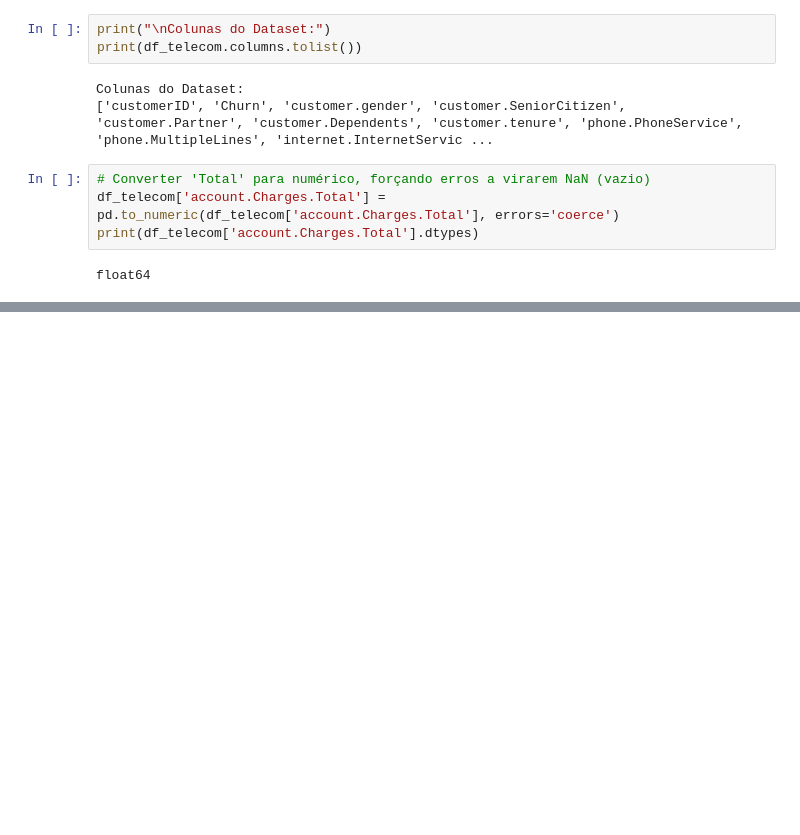
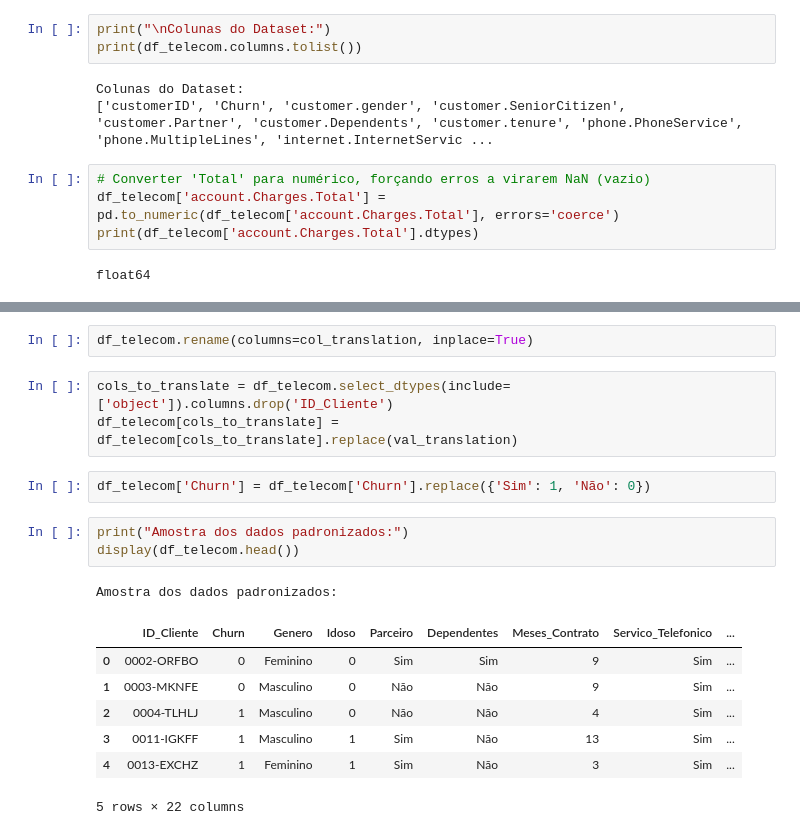
Before and after one commit to neigit485/Challeng-_TelecomX_BR_Evasao_Clientes, a Jupyter notebook: Challeng_TelecomX_BR_ETL.ipynb, the cells around one changed output, grey strips where cells are left out. Cells and saved outputs as stored; diff of their text form; blank space fills up the shorter version.

```diff
--- a/Challeng_TelecomX_BR_ETL.ipynb
+++ b/Challeng_TelecomX_BR_ETL.ipynb
@@ -69,0 +224,19 @@ float64
+# %%
+df_telecom.rename(columns=col_translation, inplace=True)
+# %%
+cols_to_translate = df_telecom.select_dtypes(include=['object']).columns.drop('ID_Cliente')
+df_telecom[cols_to_translate] = df_telecom[cols_to_translate].replace(val_translation)
+# %%
+df_telecom['Churn'] = df_telecom['Churn'].replace({'Sim': 1, 'Não': 0})
+# %%
+print("Amostra dos dados padronizados:")
+display(df_telecom.head())
+# %% [output]
+Amostra dos dados padronizados:
+|  | ID_Cliente | Churn | Genero | Idoso | Parceiro | Dependentes | Meses_Contrato | Servico_Telefonico | ... |
+| 0 | 0002-ORFBO | 0 | Feminino | 0 | Sim | Sim | 9 | Sim | ... |
+| 1 | 0003-MKNFE | 0 | Masculino | 0 | Não | Não | 9 | Sim | ... |
+| 2 | 0004-TLHLJ | 1 | Masculino | 0 | Não | Não | 4 | Sim | ... |
+| 3 | 0011-IGKFF | 1 | Masculino | 1 | Sim | Não | 13 | Sim | ... |
+| 4 | 0013-EXCHZ | 1 | Feminino | 1 | Sim | Não | 3 | Sim | ... |
+5 rows × 22 columns
```
Also changed, not shown: parts of 20 cells of this notebook.
